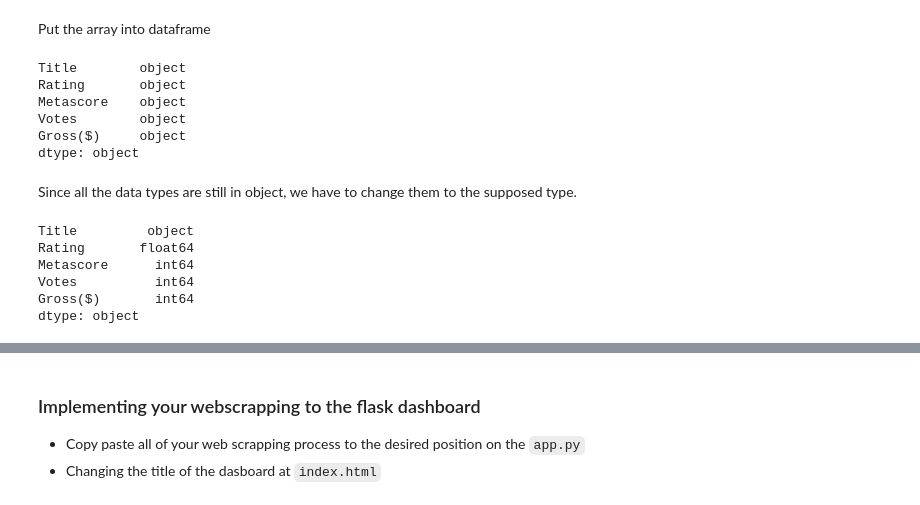
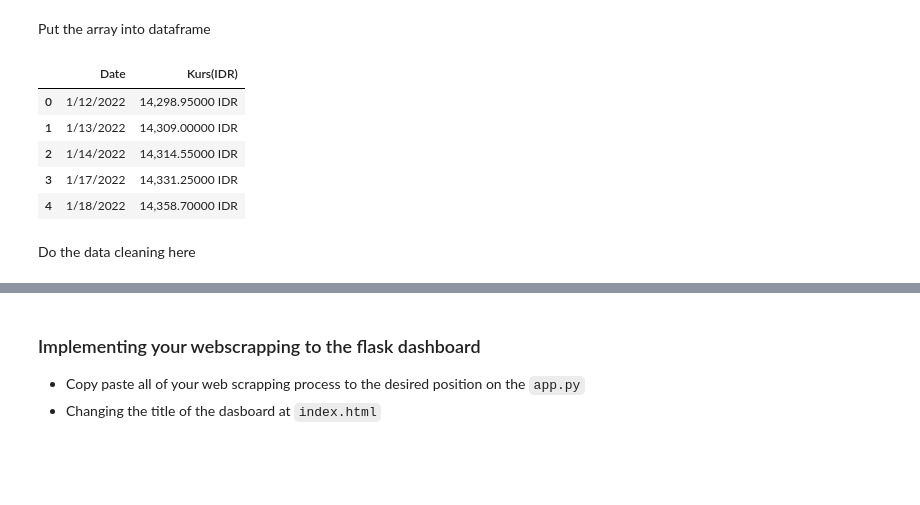
Before and after one commit to RanggaGemilang/da-capstone-webscrapping-medium, a Jupyter notebook: Notebook Skeleton Guide Capstone Beautiful Soup.ipynb, the cells around one changed output, grey strips where cells are left out. Saved outputs shown, nothing was run; the diff lists cells and outputs as text; code cells hidden in the pictures; blank space fills up the shorter version.

```diff
--- a/Notebook Skeleton Guide Capstone Beautiful Soup.ipynb
+++ b/Notebook Skeleton Guide Capstone Beautiful Soup.ipynb
@@ -35,4 +35,4 @@ Find the key and put the key into the `.find()` Put all the exploring the right
 # %%
-table = soup.find('div', attrs={'class':'lister list detail sub-list'})
+table = soup.find('div', attrs={'class':'table-responsive'})
 print(table.prettify()[1:500])
 # %% [output]
@@ -51,3 +58,3 @@ Finding row length to check if the class we select have the same length as the t
 # %%
-row = table.find_all('div', attrs={'class':'lister-item mode-advanced'})
+row = table.find_all('tr')
 row_length = len(row)
@@ -92,26 +60,0 @@ Rather than using .find_all() method, I'll use .select() instead for easier inde
-# %%
-#For other information lists
-list_title = []
-list_rating = []
-list_vote = []
-list_gross = []
-
-for i in range(0,10):
-    products = soup.select(".lister-item.mode-advanced")
-    title = products[i].select('a')[1].text
-    list_title.append(title)
-
-for i in range(0,10):
-    products = soup.select(".lister-item.mode-advanced")
-    rating = products[i].select('strong')[0].text
-    list_rating.append(rating)
-
-for i in range(0,10):
-    products = soup.select(".sort-num_votes-visible")
-    votes = products[i].select('span')[1].text
-    list_vote.append(votes)
-
-for i in range(0,10):
-    products = soup.select(".sort-num_votes-visible")
-    gross = products[i].select('span')[4]['data-value']
-    list_gross.append(gross)
@@ -138,3 +63,13 @@ temp
+# %%
+temp = [] #initiating a tuple
+
+for i in range(1, row_length):
+    #scrapping process
+    period = row[i].select('td')[0].text
+    value = row[i].select('td')[2].text
+
+    temp.append((period,value))
+temp = temp[::-1]
 # %% [markdown]
 ## Creating data frame & Data wrangling
 # %% [markdown]
@@ -142,14 +77,12 @@ Put the array into dataframe
 # %%
 import pandas as pd
 
-df = pd.DataFrame(temp,columns=('Title','Rating','Metascore','Votes','Gross($)'))
-df.dtypes
+df = pd.DataFrame(temp, columns=('Date','Kurs(IDR)'))
+df.head()
 # %% [output]
-Title        object
-Rating       object
-Metascore    object
-Votes        object
-Gross($)     object
-dtype: object
+|  | Date | Kurs(IDR) |
+| 0 | 1/12/2022 | 14,298.95000 IDR |
+| 1 | 1/13/2022 | 14,309.00000 IDR |
+| 2 | 1/14/2022 | 14,314.55000 IDR |
+| 3 | 1/17/2022 | 14,331.25000 IDR |
+| 4 | 1/18/2022 | 14,358.70000 IDR |
-# %% [markdown]
-Since all the data types are still in object, we have to change them to the supposed type.
@@ -164,9 +89,2 @@ df['Gross($)'] = df['Gross($)'].astype('int64')
-# %%
-df.dtypes
-# %% [output]
-Title         object
-Rating       float64
-Metascore      int64
-Votes          int64
-Gross($)       int64
-dtype: object
+# %% [markdown]
+Do the data cleaning here
```
Also changed, not shown: parts of 39 cells of this notebook, 2 other files.
